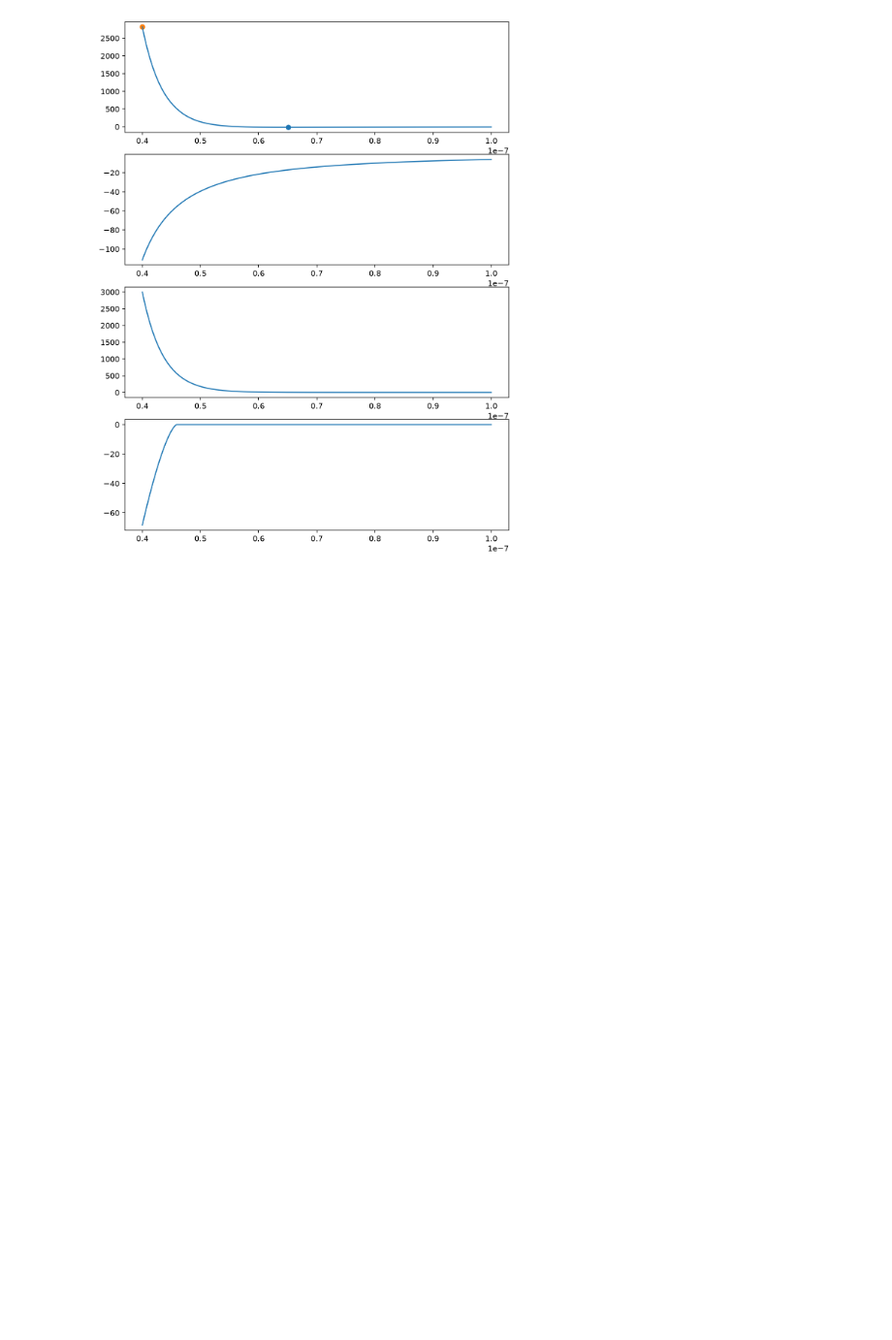
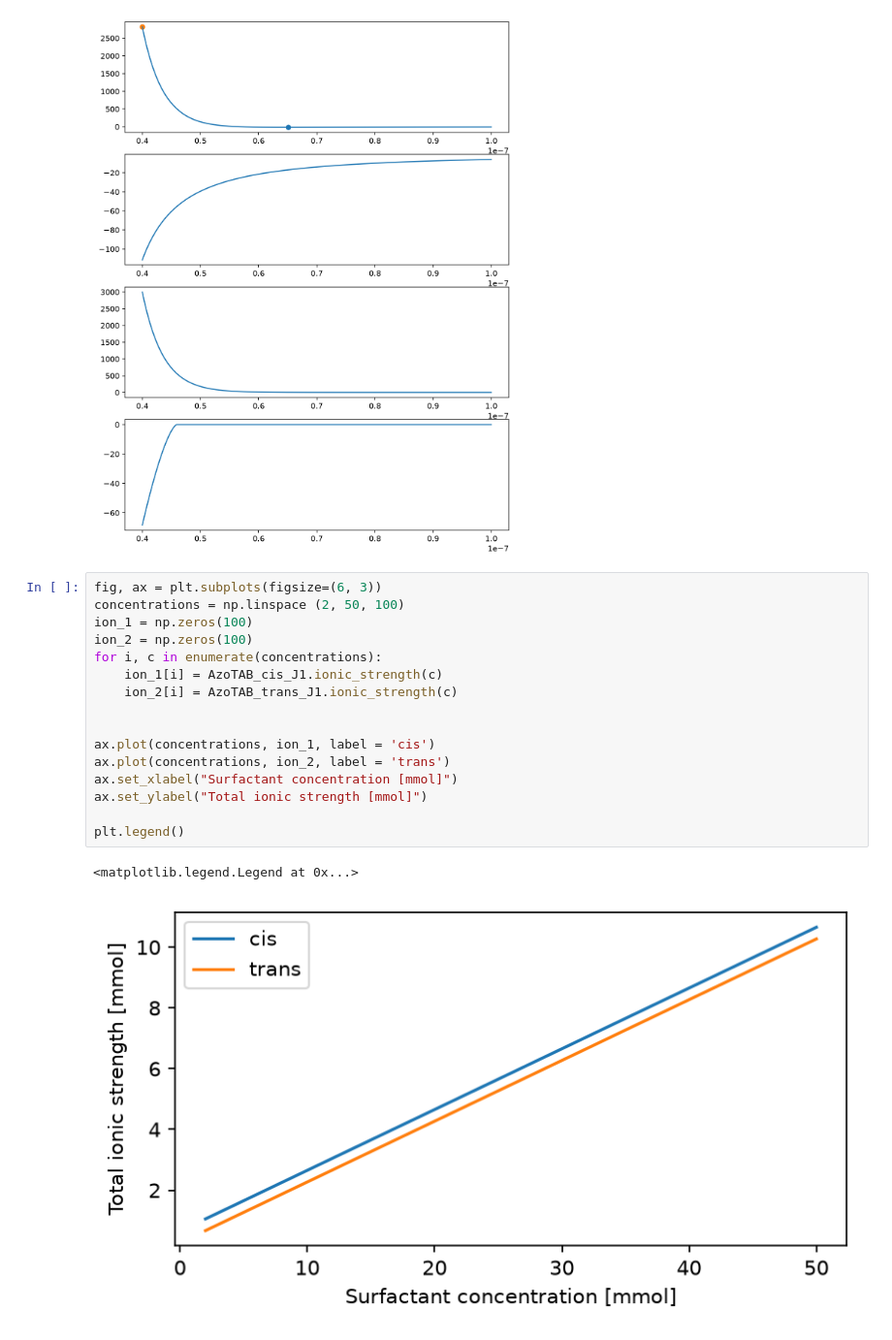
Before and after one commit to katsuwonus-pelamis/DLVO_rods, a Jupyter notebook: playground.ipynb, the cells around one changed output. Shown at 97% size. Cells and saved outputs as stored; diff of their text form; blank space fills up the shorter version.

```diff
--- a/playground.ipynb
+++ b/playground.ipynb
@@ -262,3 +268,22 @@ ax[0].scatter(max[0], max[1])
 2820.0951354373356
 <matplotlib.collections.PathCollection at 0x...>
 [figure]
+# %%
+fig, ax = plt.subplots(figsize=(6, 3))
+concentrations = np.linspace (2, 50, 100)
+ion_1 = np.zeros(100)
+ion_2 = np.zeros(100)
+for i, c in enumerate(concentrations):
+    ion_1[i] = AzoTAB_cis_J1.ionic_strength(c)
+    ion_2[i] = AzoTAB_trans_J1.ionic_strength(c)
+
+
+ax.plot(concentrations, ion_1, label = 'cis')
+ax.plot(concentrations, ion_2, label = 'trans')
+ax.set_xlabel("Surfactant concentration [mmol]")
+ax.set_ylabel("Total ionic strength [mmol]")
+
+plt.legend()
+# %% [output]
+<matplotlib.legend.Legend at 0x...>
+[figure, added]
```
Also changed, not shown: parts of 3 cells of this notebook.
